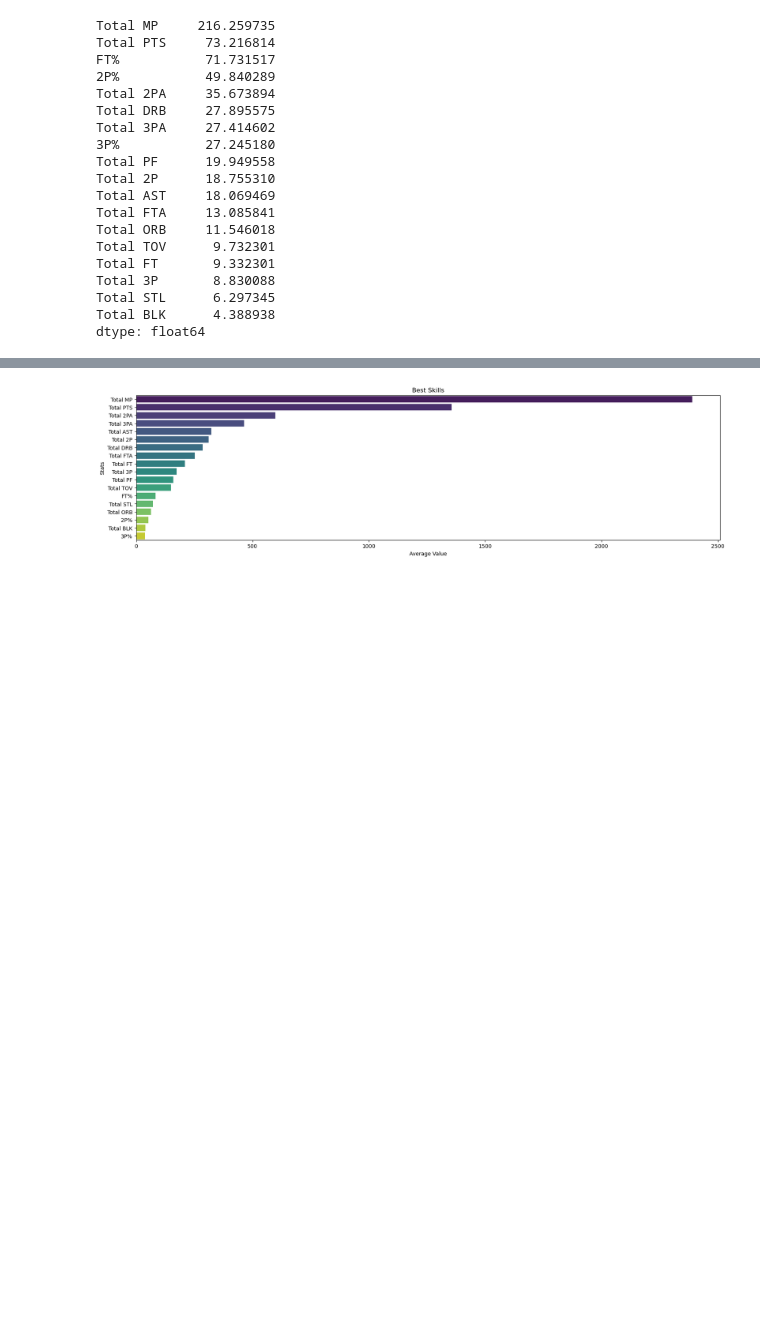
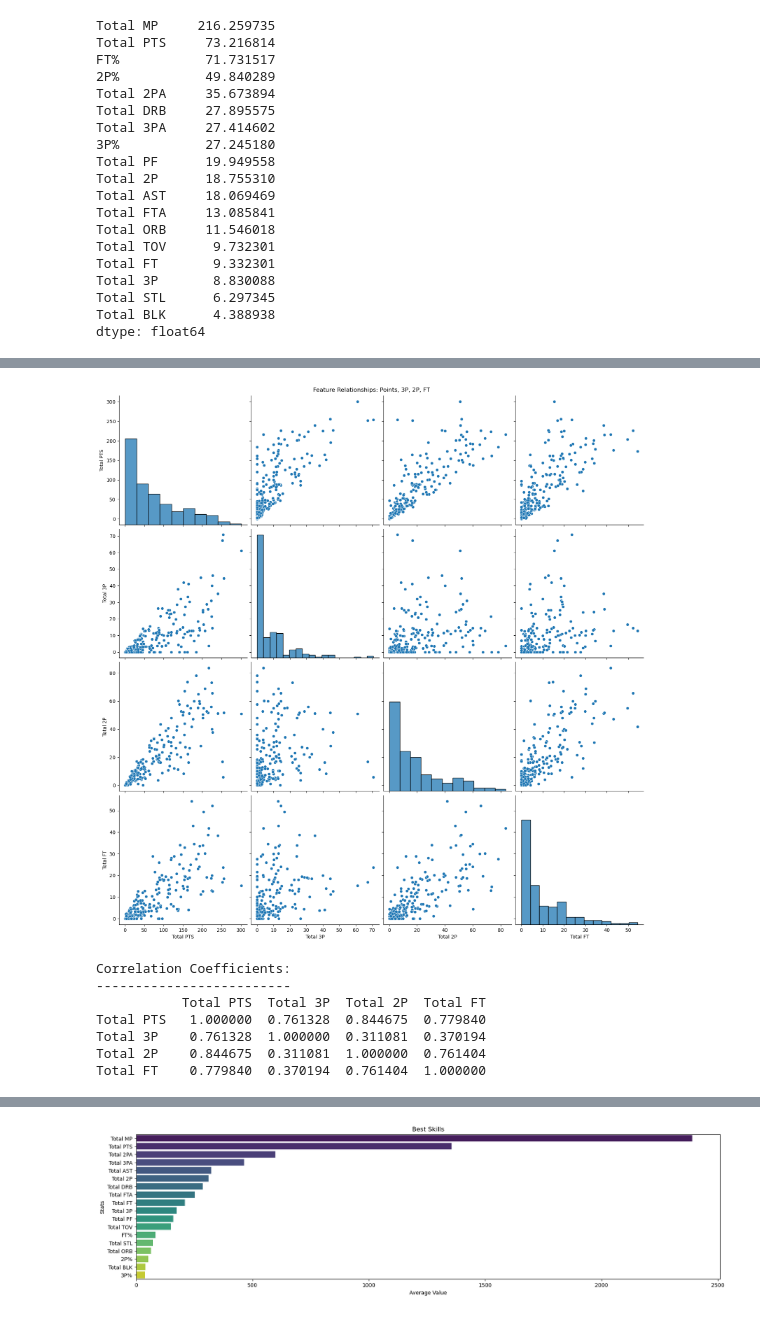
Before and after one commit to nazstephen/NBA-Archetypes, a Jupyter notebook: Project Notebook Part 2.ipynb, the cells around one changed output, grey strips where cells are left out. Cells and saved outputs as stored; diff of their text form; code cells hidden in the pictures; blank space fills up the shorter version.

```diff
--- a/Project Notebook Part 2.ipynb
+++ b/Project Notebook Part 2.ipynb
@@ -102 +99,18 @@ def plot_best_skills_for_cluster(sorted_stats):
+# %%
+def plot_pairplot(cluster_data):
+    # Select only the columns you are interested in
+    columns_of_interest = ['Total PTS', 'Total 3P', 'Total 2P', 'Total FT']
+
+    # Calculate the correlation matrix
+    corr_matrix = cluster_data[columns_of_interest].corr()
+
+    # Plot pairplot
+    sns.pairplot(cluster_data[columns_of_interest], height=4)
+    plt.suptitle(f'Feature Relationships: Points, 3P, 2P, FT', y=1)
+    plt.show()
+
+    # Print the correlation matrix
+    print("Correlation Coefficients:")
+    print("-------------------------")
+    print(corr_matrix)
 # %% [markdown]
@@ -129,0 +177,11 @@ dtype: float64
+# %%
+plot_pairplot(cluster_0)
+# %% [output]
+[figure, added]
+Correlation Coefficients:
+-------------------------
+           Total PTS  Total 3P  Total 2P  Total FT
+Total PTS   1.000000  0.761328  0.844675  0.779840
+Total 3P    0.761328  1.000000  0.311081  0.370194
+Total 2P    0.844675  0.311081  1.000000  0.761404
+Total FT    0.779840  0.370194  0.761404  1.000000
```
Also changed, not shown: parts of 41 cells of this notebook.
